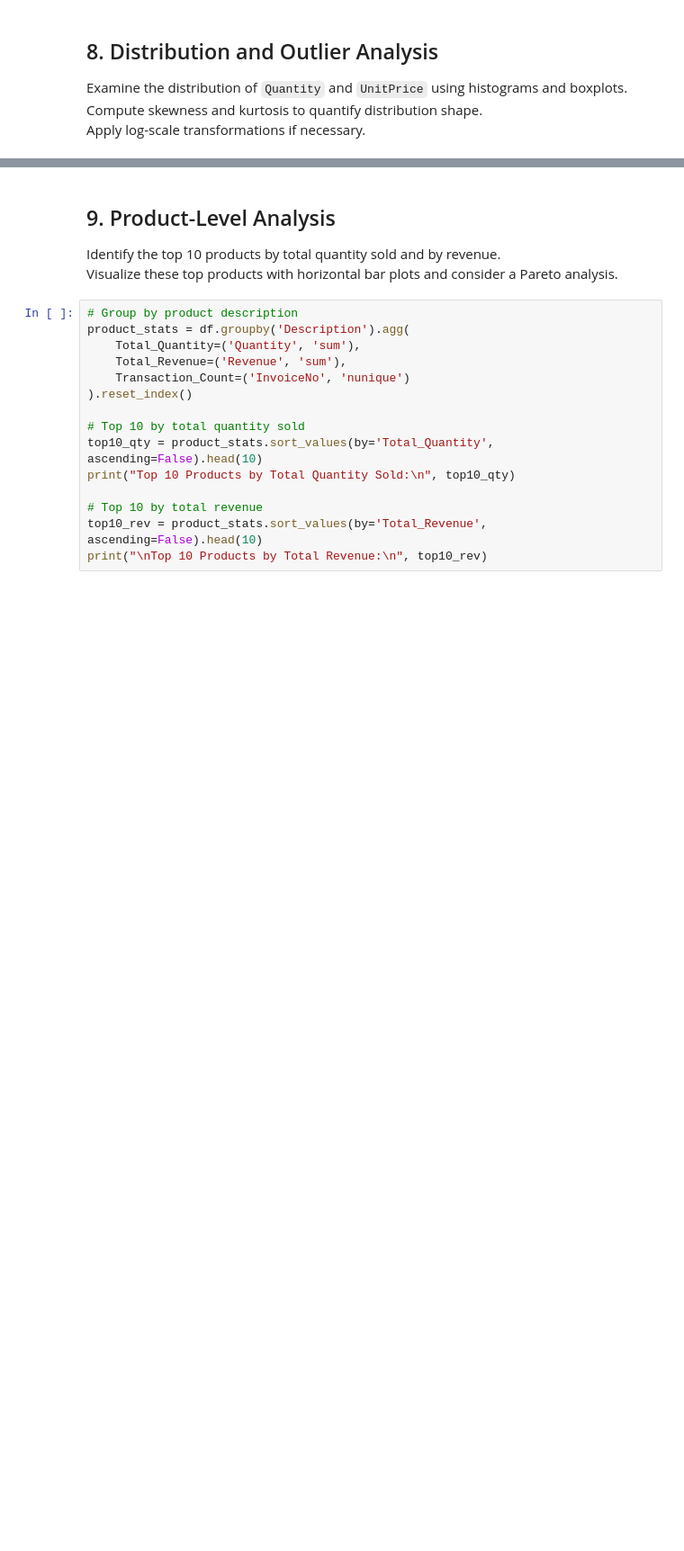
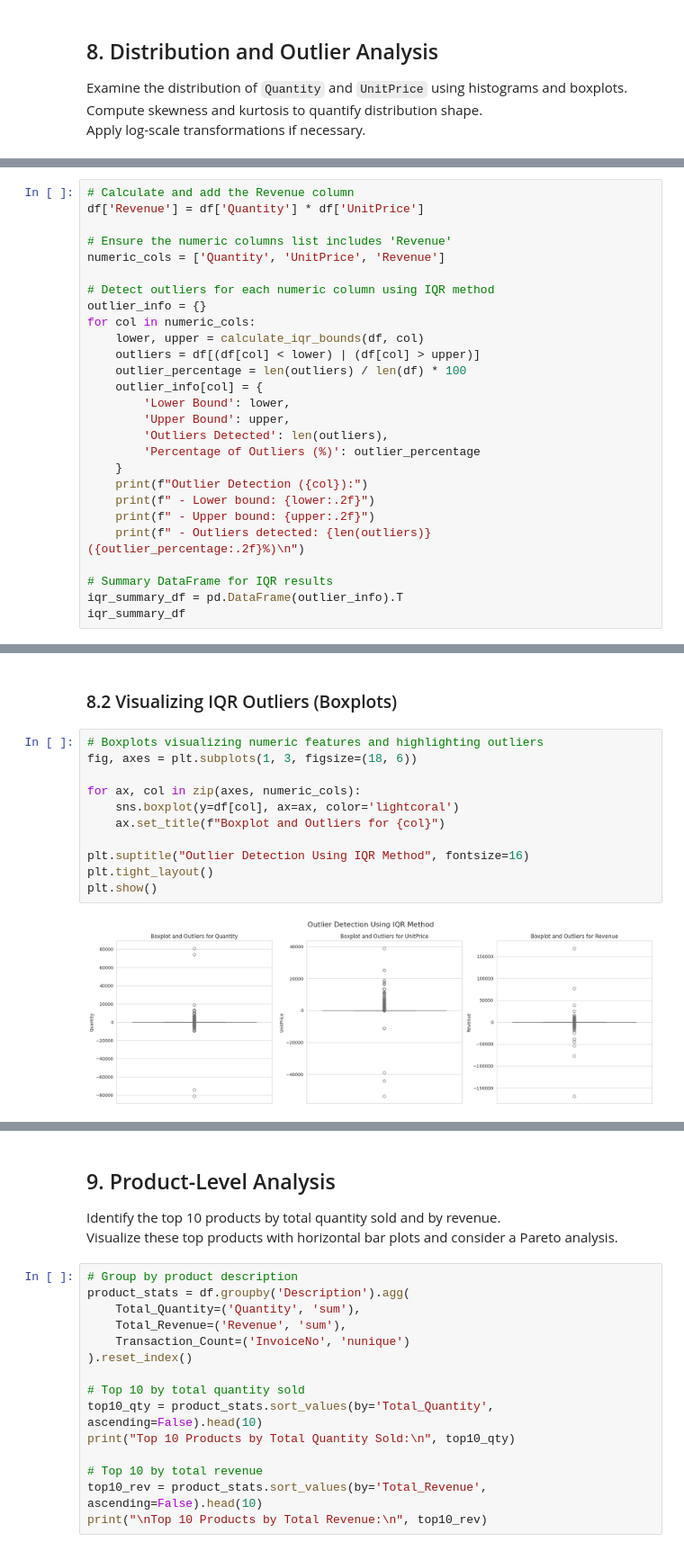
Before and after one commit to Aditya-gam/kpi-forecast-anomaly-platform, a Jupyter notebook: notebooks/01_data_exploration.ipynb, the cells around one changed output, grey strips where cells are left out. Shown at 90% size. Drawn from its saved outputs; the diff is of its cells as text; blank space fills up the shorter version.

Commit message:
Added more comprehensive outlier analysis

```diff
--- a/notebooks/01_data_exploration.ipynb
+++ b/notebooks/01_data_exploration.ipynb
@@ -615,0 +634,27 @@ print("\nKurtosis:\n", kurtosis)
+# %%
+# Calculate and add the Revenue column
+df['Revenue'] = df['Quantity'] * df['UnitPrice']
+
+# Ensure the numeric columns list includes 'Revenue'
+numeric_cols = ['Quantity', 'UnitPrice', 'Revenue']
+
+# Detect outliers for each numeric column using IQR method
+outlier_info = {}
+for col in numeric_cols:
+    lower, upper = calculate_iqr_bounds(df, col)
+    outliers = df[(df[col] < lower) | (df[col] > upper)]
+    outlier_percentage = len(outliers) / len(df) * 100
+    outlier_info[col] = {
+        'Lower Bound': lower,
+        'Upper Bound': upper,
+        'Outliers Detected': len(outliers),
+        'Percentage of Outliers (%)': outlier_percentage
+    }
+    print(f"Outlier Detection ({col}):")
+    print(f" - Lower bound: {lower:.2f}")
+    print(f" - Upper bound: {upper:.2f}")
+    print(f" - Outliers detected: {len(outliers)} ({outlier_percentage:.2f}%)\n")
+
+# Summary DataFrame for IQR results
+iqr_summary_df = pd.DataFrame(outlier_info).T
+iqr_summary_df
@@ -615,0 +680,15 @@ print("\nKurtosis:\n", kurtosis)
+# %% [markdown]
+### 8.2 Visualizing IQR Outliers (Boxplots)
+# %%
+# Boxplots visualizing numeric features and highlighting outliers
+fig, axes = plt.subplots(1, 3, figsize=(18, 6))
+
+for ax, col in zip(axes, numeric_cols):
+    sns.boxplot(y=df[col], ax=ax, color='lightcoral')
+    ax.set_title(f"Boxplot and Outliers for {col}")
+
+plt.suptitle("Outlier Detection Using IQR Method", fontsize=16)
+plt.tight_layout()
+plt.show()
+# %% [output]
+[figure, added]
```
Also changed, not shown: parts of 17 cells of this notebook.
